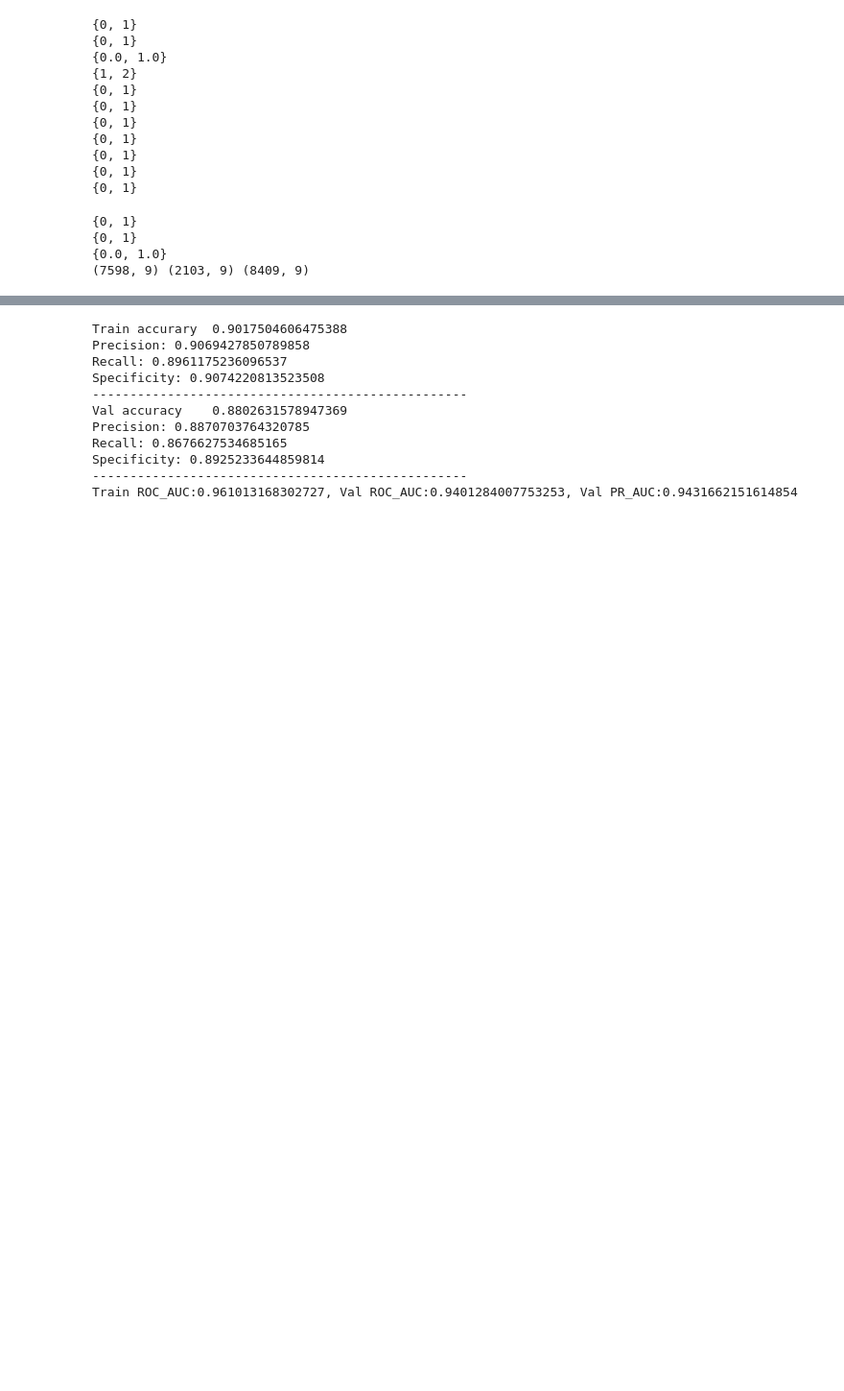
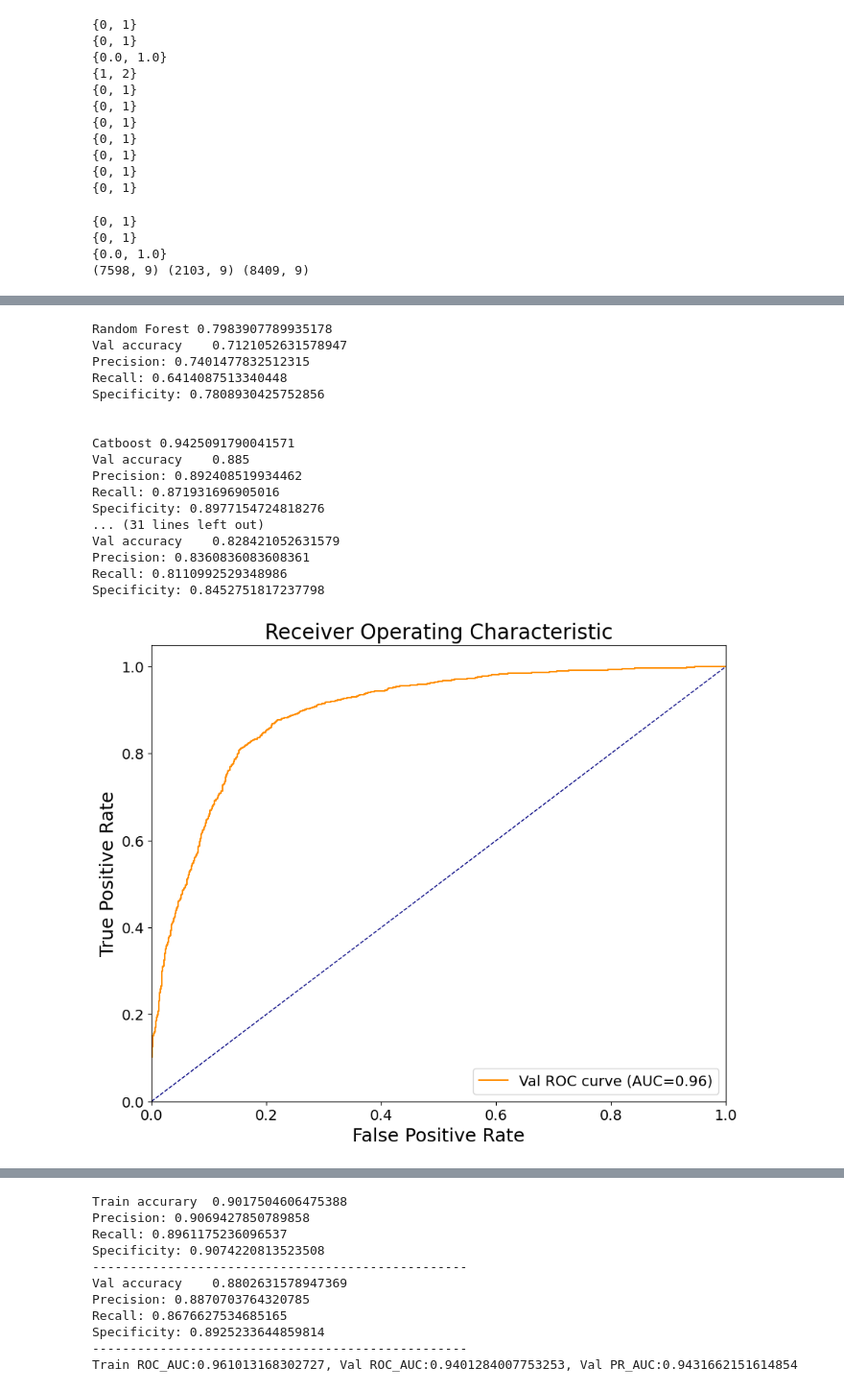
Before and after one commit to ssssszj/Tumor_prediction, a Jupyter notebook: ensemble_model.ipynb, the cells around one changed output, grey strips where cells are left out. Shown: that part at 96% size. Saved outputs shown, nothing was run; the diff lists cells and outputs as text; code cells hidden in the pictures; blank space fills up the shorter version.

```diff
--- a/ensemble_model.ipynb
+++ b/ensemble_model.ipynb
@@ -372,2 +374,56 @@ plt.show()
+# %%
+
+Fprs = []
+Tprs = []
+ROC_AUCs = []
+model_names = list(base_models.keys())
+for m in range(base_probs.shape[1]):
+    fpr,tpr,_ = roc_curve(y_test_se,base_probs[:,m])
+    Fprs.append(fpr)
+    Tprs.append(tpr)
+    ROC_AUCs.append(auc(fpr,tpr))
+    score = roc_auc_score(y_test_se,base_probs[:,m])
+    print(model_names[m],score)
+
+    y_predict = base_models[model_names[m]].predict(X_test_se)
+    tn,fp,fn,tp = confusion_matrix(y_test_se,y_predict).ravel()
+    print("Val accuracy\t"+str(np.mean(y_test_se == y_predict)))
+    print("Precision:",precision_score(y_test_se, y_predict))
+    print("Recall:",tp/(tp+fn))
+    print("Specificity:",tn/(tn+fp))
+    print('\n')
+
+mean_probs = base_probs.mean(axis=1)
+print('Average Ensemble',roc_auc_score(y_test_se,mean_probs))
+y_predict = np.round(mean_probs)
+tn,fp,fn,tp = confusion_matrix(y_test_se,y_predict).ravel()
+print("Val accuracy\t"+str(np.mean(y_test_se == y_predict)))
+print("Precision:",precision_score(y_test_se, y_predict))
+print("Recall:",tp/(tp+fn))
+print("Specificity:",tn/(tn+fp))
+fpr,tpr, thresholds = roc_curve(y_test_se,mean_probs)
+Fprs.append(fpr)
+Tprs.append(tpr)
+ROC_AUCs.append(auc(fpr,tpr))
+print('\n')
+# %% [output]
+Random Forest 0.7983907789935178
+Val accuracy    0.7121052631578947
+Precision: 0.7401477832512315
+Recall: 0.6414087513340448
+Specificity: 0.7808930425752856
+
+
+Catboost 0.9425091790041571
+Val accuracy    0.885
+Precision: 0.892408519934462
+Recall: 0.871931696905016
+Specificity: 0.8977154724818276
+... (31 lines left out)
+Val accuracy    0.828421052631579
+Precision: 0.8360836083608361
+Recall: 0.8110992529348986
+Specificity: 0.8452751817237798
+[figure, added]
 # %%
 
```
Also changed, not shown: parts of 6 cells of this notebook.
